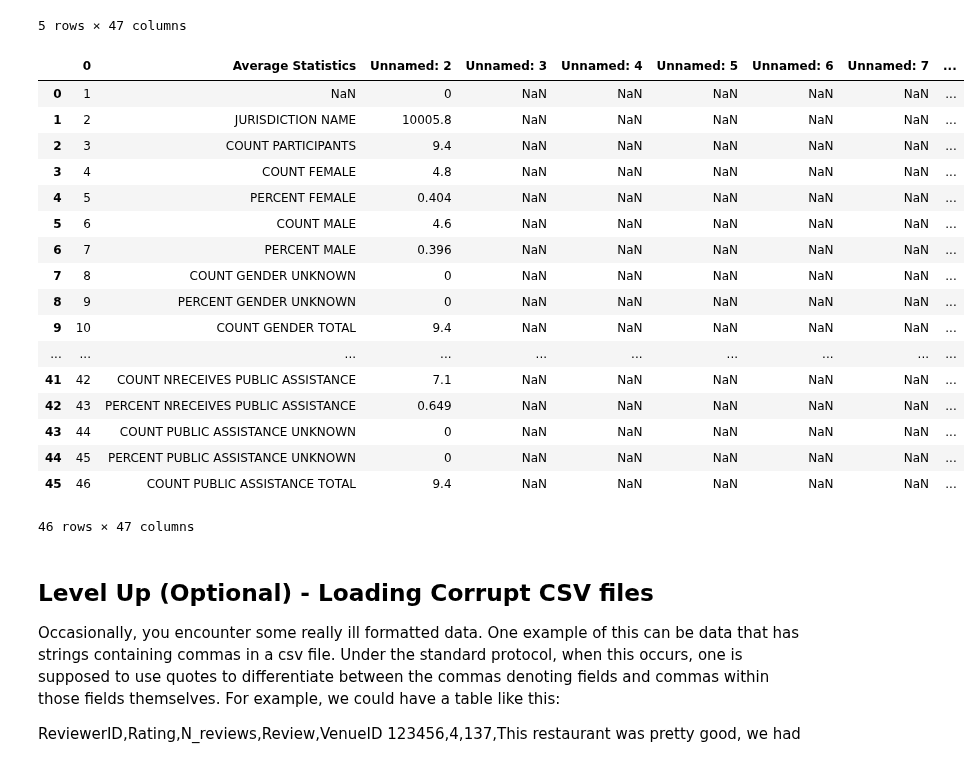
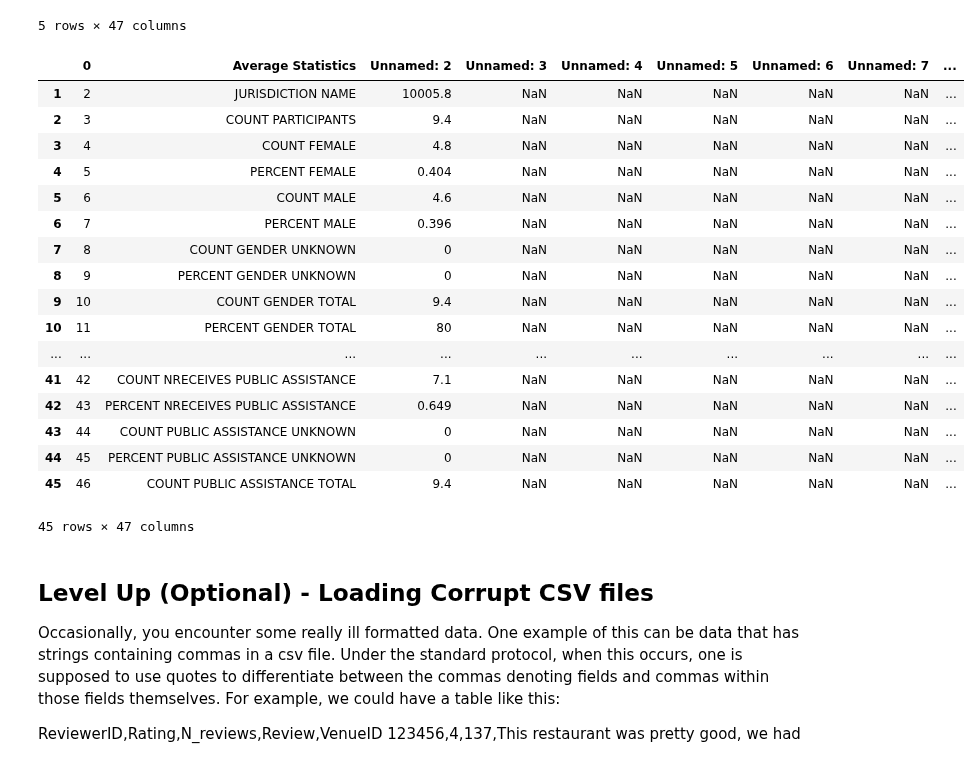
Before and after one commit to joelsandler/dsc-enterprise-hsbc-importing-data-with-pandas-lab-hsbc-ds-081319, a Jupyter notebook: index.ipynb, the cells around one changed output. Cells and saved outputs as stored; diff of their text form; code cells hidden in the pictures.

```diff
--- a/index.ipynb
+++ b/index.ipynb
@@ -78,15 +78,14 @@ df.tail()
 #Two tables
 # %%
 # Your code here - Clean up the data set
-df1 = df.head(46).
+df1 = df.head(46).drop(0)
 
 
 df2 = df.tail(11)
 
 df1
 # %% [output]
 |  | 0 | Average Statistics | Unnamed: 2 | Unnamed: 3 | Unnamed: 4 | Unnamed: 5 | Unnamed: 6 | Unnamed: 7 | ... |
-| 0 | 1 | NaN | 0 | NaN | NaN | NaN | NaN | NaN | ... |
 | 1 | 2 | JURISDICTION NAME | 10005.8 | NaN | NaN | NaN | NaN | NaN | ... |
 | 2 | 3 | COUNT PARTICIPANTS | 9.4 | NaN | NaN | NaN | NaN | NaN | ... |
 | 3 | 4 | COUNT FEMALE | 4.8 | NaN | NaN | NaN | NaN | NaN | ... |
@@ -96,13 +95,14 @@ df1
 | 7 | 8 | COUNT GENDER UNKNOWN | 0 | NaN | NaN | NaN | NaN | NaN | ... |
 | 8 | 9 | PERCENT GENDER UNKNOWN | 0 | NaN | NaN | NaN | NaN | NaN | ... |
 | 9 | 10 | COUNT GENDER TOTAL | 9.4 | NaN | NaN | NaN | NaN | NaN | ... |
+| 10 | 11 | PERCENT GENDER TOTAL | 80 | NaN | NaN | NaN | NaN | NaN | ... |
 | ... | ... | ... | ... | ... | ... | ... | ... | ... | ... |
 | 41 | 42 | COUNT NRECEIVES PUBLIC ASSISTANCE | 7.1 | NaN | NaN | NaN | NaN | NaN | ... |
 | 42 | 43 | PERCENT NRECEIVES PUBLIC ASSISTANCE | 0.649 | NaN | NaN | NaN | NaN | NaN | ... |
 | 43 | 44 | COUNT PUBLIC ASSISTANCE UNKNOWN | 0 | NaN | NaN | NaN | NaN | NaN | ... |
 | 44 | 45 | PERCENT PUBLIC ASSISTANCE UNKNOWN | 0 | NaN | NaN | NaN | NaN | NaN | ... |
 | 45 | 46 | COUNT PUBLIC ASSISTANCE TOTAL | 9.4 | NaN | NaN | NaN | NaN | NaN | ... |
-46 rows × 47 columns
+45 rows × 47 columns
 # %% [markdown]
 ## Level Up (Optional) - Loading Corrupt CSV files
 
```
